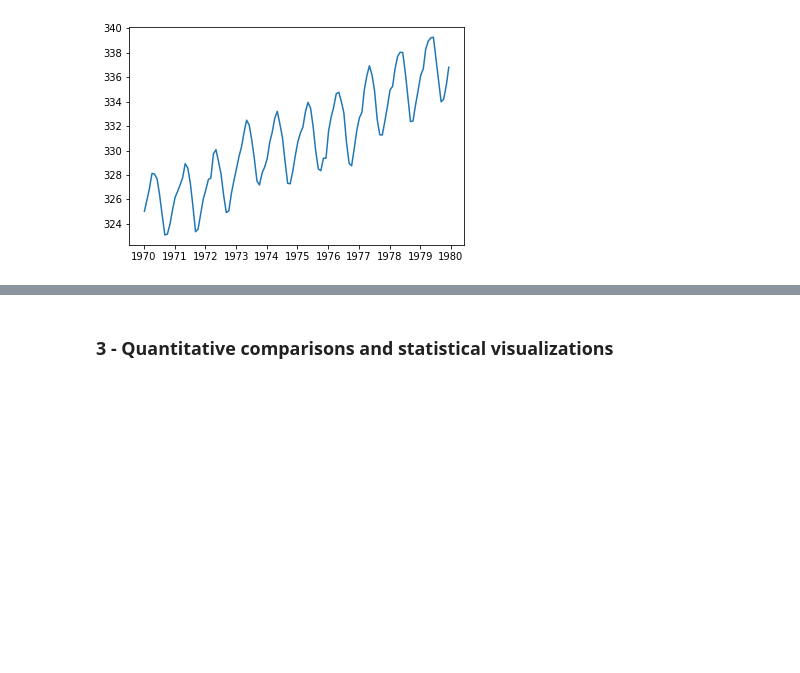
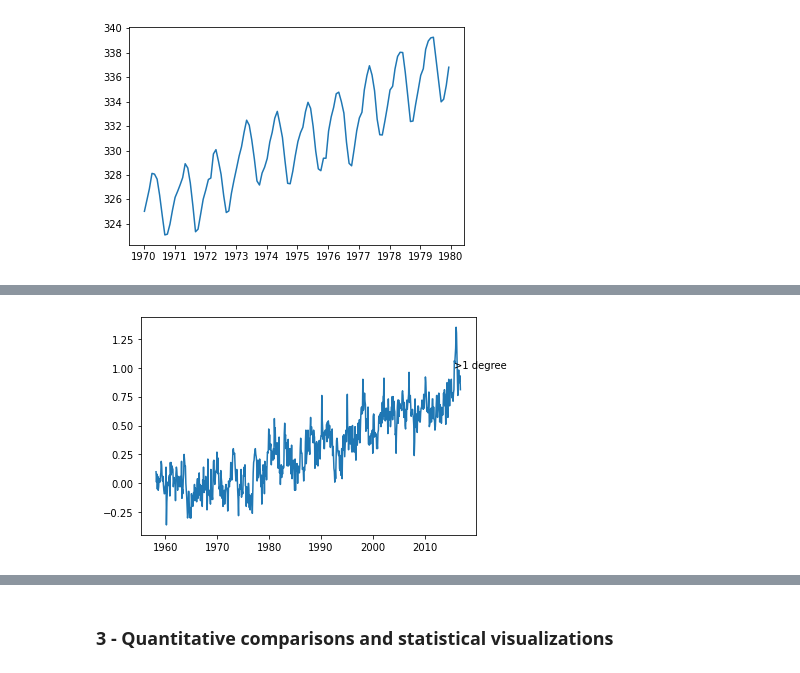
Before and after one commit to UvoChrollo/Pythonista, a Jupyter notebook: Notebook/Data Visualization/Matplotlib Introduction.ipynb, the cells around one changed output, grey strips where cells are left out. Saved outputs shown, nothing was run; the diff lists cells and outputs as text; code cells hidden in the pictures; blank space fills up the shorter version.

```diff
--- a/Notebook/Data Visualization/Matplotlib Introduction.ipynb
+++ b/Notebook/Data Visualization/Matplotlib Introduction.ipynb
@@ -127,0 +171,12 @@ plt.show()
+# %%
+fig, ax = plt.subplots()
+
+# Plot the relative temperature data
+ax.plot(climate.index, climate['relative_temp'])
+
+# Annotate the date at which temperatures exceeded 1 degree
+ax.annotate(">1 degree", xy=(pd.Timestamp('2015-10-06'), 1))
+
+plt.show()
+# %% [output]
+[figure, added]
```
Also changed, not shown: parts of 14 cells of this notebook.
